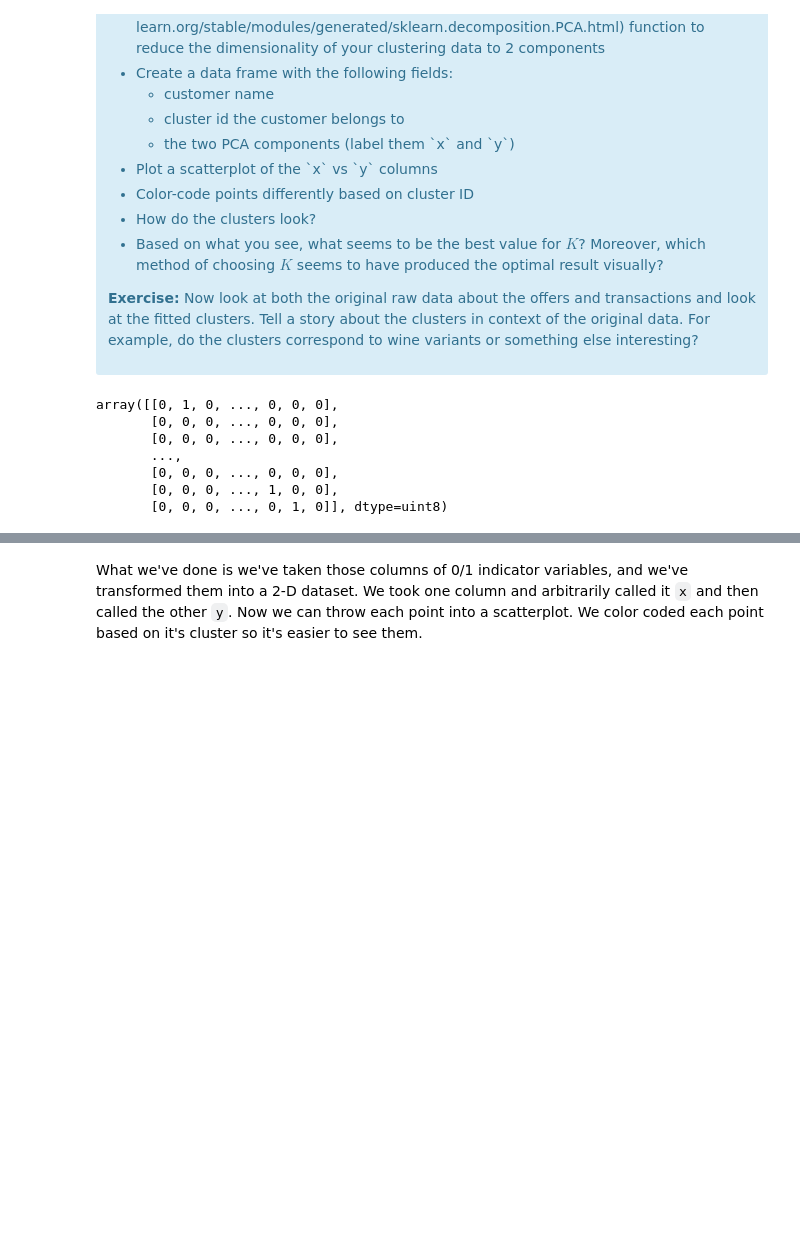
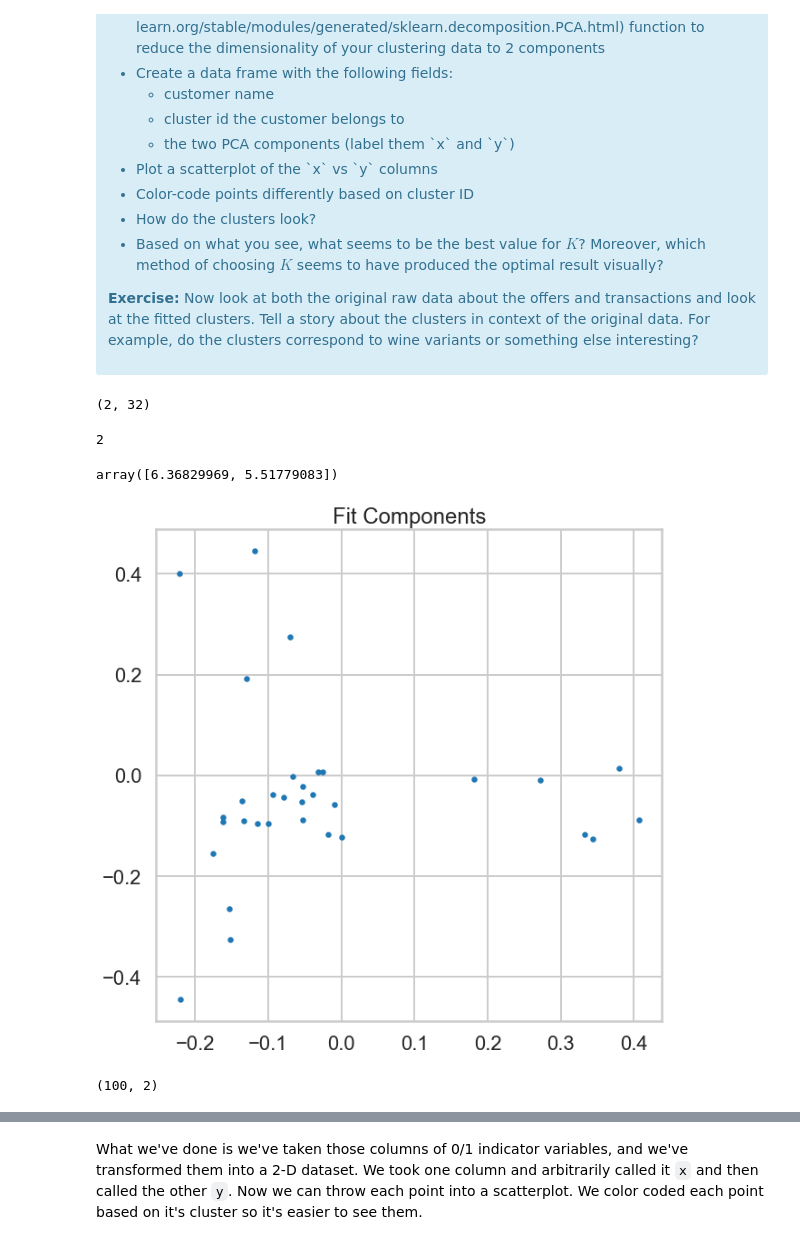
Before and after one commit to jharvey407/ClusteringCaseStudy, a Jupyter notebook: Clustering Case Study - Customer Segmentation with K-Means - Tier 3.ipynb, the cells around one changed output, grey strips where cells are left out. Drawn from its saved outputs; the diff is of its cells as text; code cells hidden in the pictures; blank space fills up the shorter version.

```diff
--- a/Clustering Case Study - Customer Segmentation with K-Means - Tier 3.ipynb
+++ b/Clustering Case Study - Customer Segmentation with K-Means - Tier 3.ipynb
@@ -515,13 +512,3 @@ This is only one use of PCA for dimension reduction. We can also use PCA when we
 
 <p><b>Exercise:</b> Now look at both the original raw data about the offers and transactions and look at the fitted clusters. Tell a story about the clusters in context of the original data. For example, do the clusters correspond to wine variants or something else interesting?</p>
 </div>
-# %%
-x_cols
-# %% [output]
-array([[0, 1, 0, ..., 0, 0, 0],
-       [0, 0, 0, ..., 0, 0, 0],
-       [0, 0, 0, ..., 0, 0, 0],
-       ...,
-       [0, 0, 0, ..., 0, 0, 0],
-       [0, 0, 0, ..., 1, 0, 0],
-       [0, 0, 0, ..., 0, 1, 0]], dtype=uint8)
@@ -527,0 +517,22 @@ array([[0, 1, 0, ..., 0, 0, 0],
+# %%
+x_pca = PCA(n_components=2).fit(x_cols)
+X = x_pca.components_
+C = x_pca.n_components_
+SV = x_pca.singular_values_
+X.shape
+# %% [output]
+(2, 32)
+# %%
+C
+# %% [output]
+2
+# %%
+SV
+# %% [output]
+array([6.36829969, 5.51779083])
+# %%
+plt.figure(figsize=(10,10))
+plt.title('Fit Components')
+plt.scatter(X[0], X[1], s=20);
+# %% [output]
+[figure, added]
@@ -527,0 +541,4 @@ array([[0, 1, 0, ..., 0, 0, 0],
+# %%
+x_pca.shape
+# %% [output]
+(100, 2)
```
Also changed, not shown: parts of 34 cells of this notebook.
